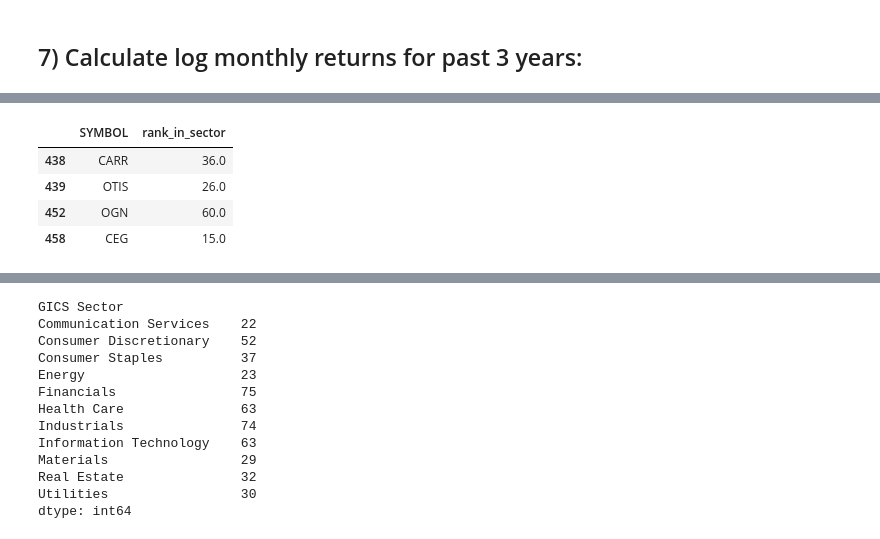
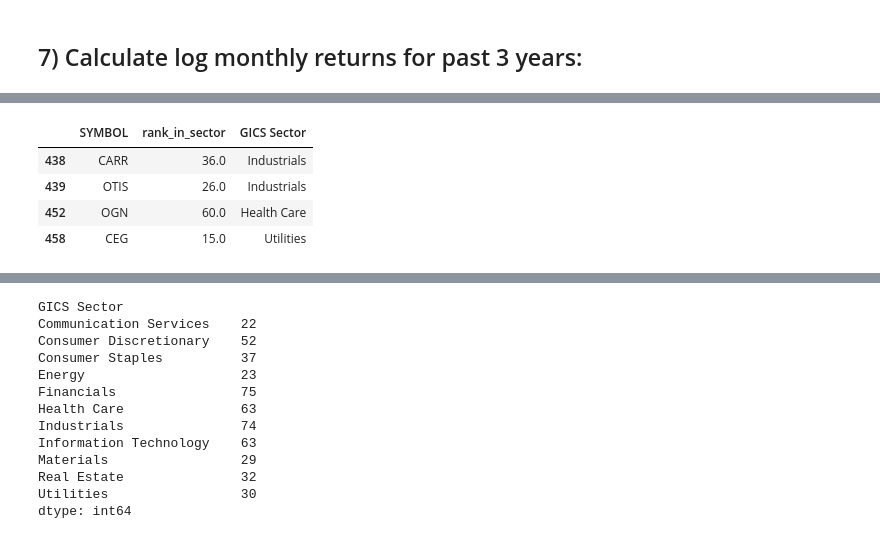
Before and after one commit to rebecca-di-francesco-bfh/sectoral-decarbonization, a Jupyter notebook: create_datasets.ipynb, the cells around one changed output, grey strips where cells are left out. Cells and saved outputs as stored; diff of their text form; code cells hidden in the pictures.

```diff
--- a/create_datasets.ipynb
+++ b/create_datasets.ipynb
@@ -152,6 +152,7 @@ gics = gics.loc[: , ['NAME', 'TYPE', 'SYMBOL', 'GICS Sector', 'ffnosh last day d
 # STEP 1: Group by SYMBOL to combine share classes
 aggregated = gics.groupby('SYMBOL').apply(
     lambda df: pd.Series({
+        'TYPE': df['TYPE'].iloc[0],
         'Company Name': df['NAME'].iloc[0],
         'GICS Sector': df['GICS Sector'].iloc[0],
         'Total ffnosh': df['ffnosh last day dic 22'].sum(),
@@ -175,2 +182,2 @@ aggregated = aggregated.sort_values(by=['GICS Sector', 'weight_in_sector'], asce
 # %%
-gics = pd.merge(gics, aggregated[['SYMBOL', 'weight_in_sector', 'float_mcap']], how = 'left', left_on = 'SYMBOL', right_on = 'SYMBOL')
+gics = pd.merge(gics, aggregated[['TYPE', 'weight_in_sector', 'float_mcap']], how = 'left', left_on = 'TYPE', right_on = 'TYPE')
@@ -759,10 +922,10 @@ log_returns = log_returns.loc[log_returns.index > datetime(2020, 12, 15)]
 # %%
 gics['rank_in_sector'] = gics.groupby('GICS Sector')['weight_in_sector'].rank(ascending=False)
 # %%
-gics.loc[gics['SYMBOL'].isin(['OTIS', 'CARR', 'OGN', 'CEG']), ['SYMBOL', 'rank_in_sector']] # we keep otis and carr, exclude ogn and ceg
+gics.loc[gics['SYMBOL'].isin(['OTIS', 'CARR', 'OGN', 'CEG']), ['SYMBOL', 'rank_in_sector', 'GICS Sector']] # we keep otis and carr, exclude ogn and ceg
 # %% [output]
-|  | SYMBOL | rank_in_sector |
-| 438 | CARR | 36.0 |
-| 439 | OTIS | 26.0 |
-| 452 | OGN | 60.0 |
-| 458 | CEG | 15.0 |
+|  | SYMBOL | rank_in_sector | GICS Sector |
+| 438 | CARR | 36.0 | Industrials |
+| 439 | OTIS | 26.0 | Industrials |
+| 452 | OGN | 60.0 | Health Care |
+| 458 | CEG | 15.0 | Utilities |
```
Also changed, not shown: parts of 62 cells of this notebook, 3 other files.
